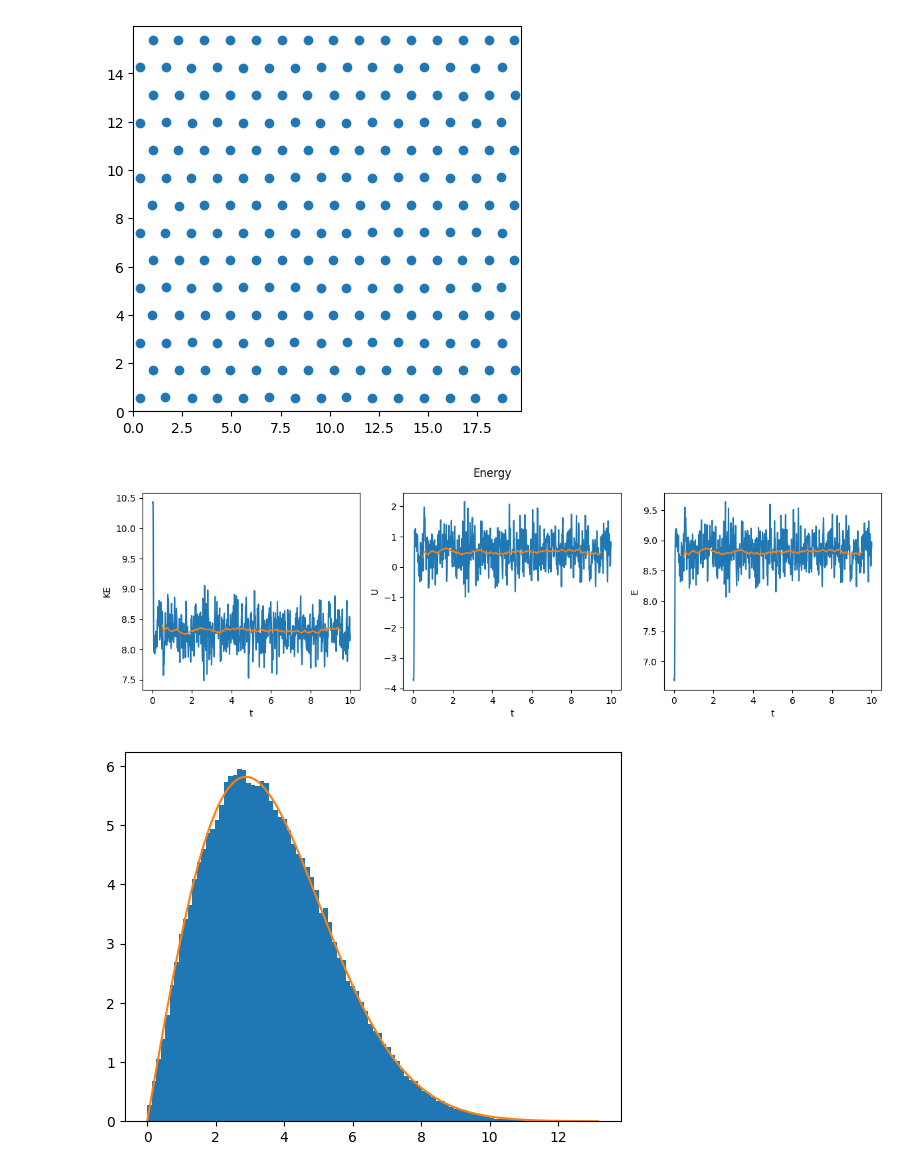
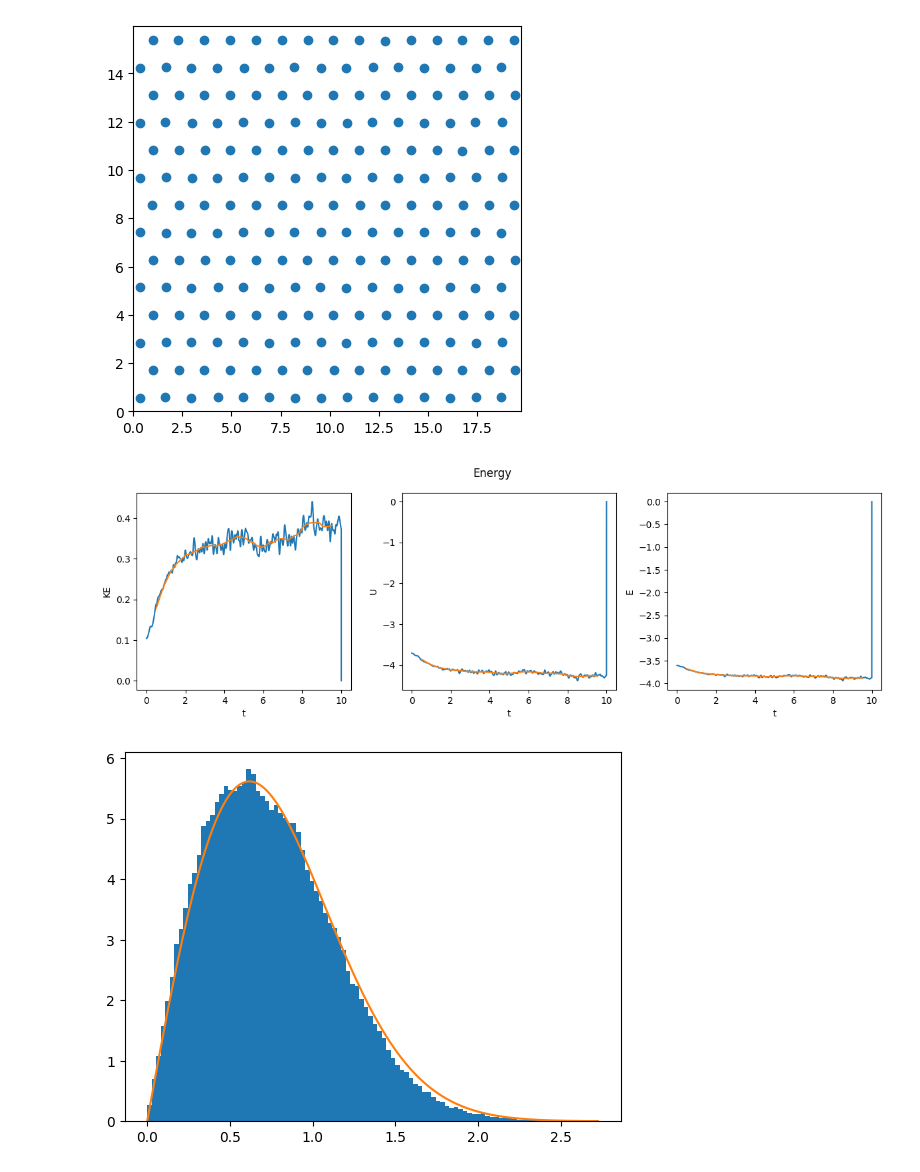
Before and after one commit to julius-clegg/Molecular-Dynamics-Simulation, a Jupyter notebook: PHYS2020 Project.ipynb, the cells around one changed output. Saved outputs shown, nothing was run; the diff lists cells and outputs as text; code cells hidden in the pictures.

```diff
--- a/PHYS2020 Project.ipynb
+++ b/PHYS2020 Project.ipynb
@@ -67,7 +67,7 @@ r += np.random.uniform(-RANDOM_DISPLACEMENT,RANDOM_DISPLACEMENT,r.shape)
 print(r.shape)
 print(N)
 
-T_i = 10
+T_i = 0.1
 v = rng.normal(0, T_i**0.5, (DIM,N))
 
 plt.title("Particles")
@@ -278,8 +227,0 @@ def step_state(r,v,dt):
-# %%
-def time_evolution(r,v,steps,dt):
-    rs = np.zeros((steps,r.shape[0], r.shape[1]))
-    vs = np.zeros((steps,r.shape[0], r.shape[1]))
-    rs[0],vs[0] = r,v
-    for i in range(steps-1):
-        rs[i+1], vs[i+1] = step_state(rs[i],vs[i],dt)
-    return rs, vs
@@ -286,7 +304,19 @@ def time_evolution(r,v,steps,dt):
+# %%
+def time_evolution(r,v,L,dim,N,steps,dt):
+    system = System(r,v,L,dim,N,steps, dt)
+    for i in range(steps-1):
+        system.step_state(i)
+    return system
 # %%
 t_total,dt = 10,0.001
 steps = int(t_total//dt)
-rs, vs = time_evolution(r,v,steps,dt)
+system = time_evolution(r,v,L,DIM,N,steps,dt)
+rs = system.rs; vs = system.vs
+
+t = np.arange(steps)*dt
+KEs = system.KEs
+Us = system.Us
+Ps = system.Ps
 # %%
 ANIMATE = True
 if ANIMATE:
@@ -314,46 +340,46 @@ U_t = np.array([Calculate.U_av(r) for r in rs])
 # %%
 def window(size):
     return np.ones(size)/float(size)
 WLEN = 1000
 
 fig,(ax1,ax2,ax3) = plt.subplots(1,3)
 
-KE_t_win = np.convolve(KE_t, window(WLEN),'same')[WLEN//2:-WLEN//2]
-ax1.plot(t,KE_t)
-ax1.plot(t[WLEN//2:-WLEN//2], np.convolve(KE_t, window(WLEN),'same')[WLEN//2:-WLEN//2])
+KEs_win = np.convolve(KEs, window(WLEN),'same')[WLEN//2:-WLEN//2]
+ax1.plot(t,KEs)
+ax1.plot(t[WLEN//2:-WLEN//2], np.convolve(KEs, window(WLEN),'same')[WLEN//2:-WLEN//2])
 ax1.set_ylabel("KE")
 ax1.set_xlabel("t")
 
-U_t_win = np.convolve(U_t, window(WLEN),'same')[WLEN//2:-WLEN//2]
-ax2.plot(t,U_t)
-ax2.plot(t[WLEN//2:-WLEN//2], np.convolve(U_t, window(WLEN),'same')[WLEN//2:-WLEN//2])
+Us_win = np.convolve(Us, window(WLEN),'same')[WLEN//2:-WLEN//2]
+ax2.plot(t,Us)
+ax2.plot(t[WLEN//2:-WLEN//2], np.convolve(Us, window(WLEN),'same')[WLEN//2:-WLEN//2])
 ax2.set_ylabel("U")
 ax2.set_xlabel("t")
 
-E_t = KE_t + U_t
-E_t_win = KE_t_win + U_t_win
-ax3.plot(t,E_t)
-ax3.plot(t[WLEN//2:-WLEN//2], E_t_win)
+Es = KEs + Us
+Es_win = KEs_win + Us_win
+ax3.plot(t,Es)
+ax3.plot(t[WLEN//2:-WLEN//2], Es_win)
 ax3.set_ylabel("E")
 ax3.set_xlabel("t")
 
 fig.suptitle("Energy")
 fig.subplots_adjust(top=0.90)
 fig.set_size_inches(12,4)
 fig.tight_layout(pad=1)
 fig.show()
 # %% [output]
-[figure, old version]
+[figure, new version]
 # %%
-vs2 = vs**2
-T_WIN = WLEN*9
-vs2 = vs2[-T_WIN-1:-1]
+v2s = vs**2
+T_WIN = WLEN*6
+v2s = v2s[-T_WIN-1:-1]
 
-T = KE_t_win[-1]
+T = KEs_win[-1]
 # D = lambda v: (2*np.pi*T)**(-3/2) * 4*np.pi*v**2 * np.exp(-v**2/(2*T))
 D = lambda v: (1/T) * v * np.exp(-v**2/(2*T))
 
-v_abs = np.sqrt((vs2).sum(axis=1))
+v_abs = np.sqrt(v2s.sum(axis=1))
 v_abs = np.concatenate(v_abs)
 v_range = np.linspace(0,v_abs.max(),1000)
 
@@ -364,4 +390,4 @@ ax.stairs(counts/T_WIN, bins, fill=True)
 ax.plot(v_range, D(v_range)*N * (bins[1]-bins[0]))
 fig.show()
 # %% [output]
-[figure, old version]
+[figure, new version]
```
Also changed, not shown: parts of 5 cells of this notebook, 1 other file.
